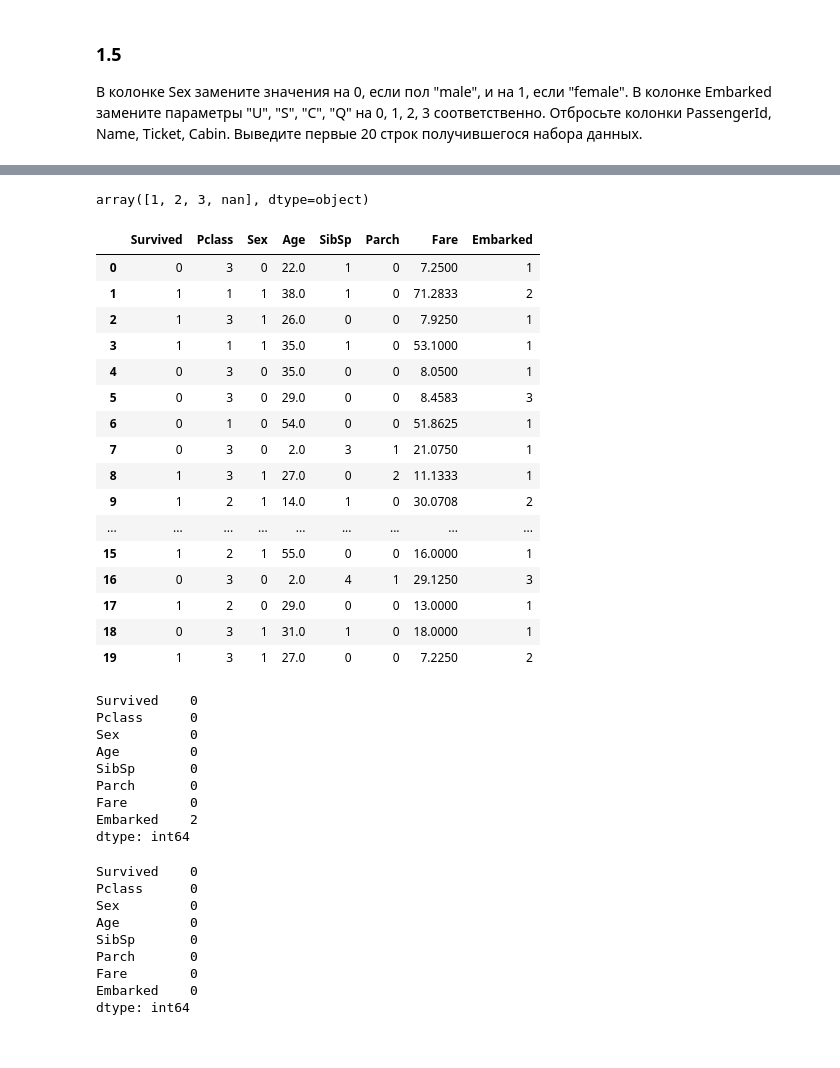
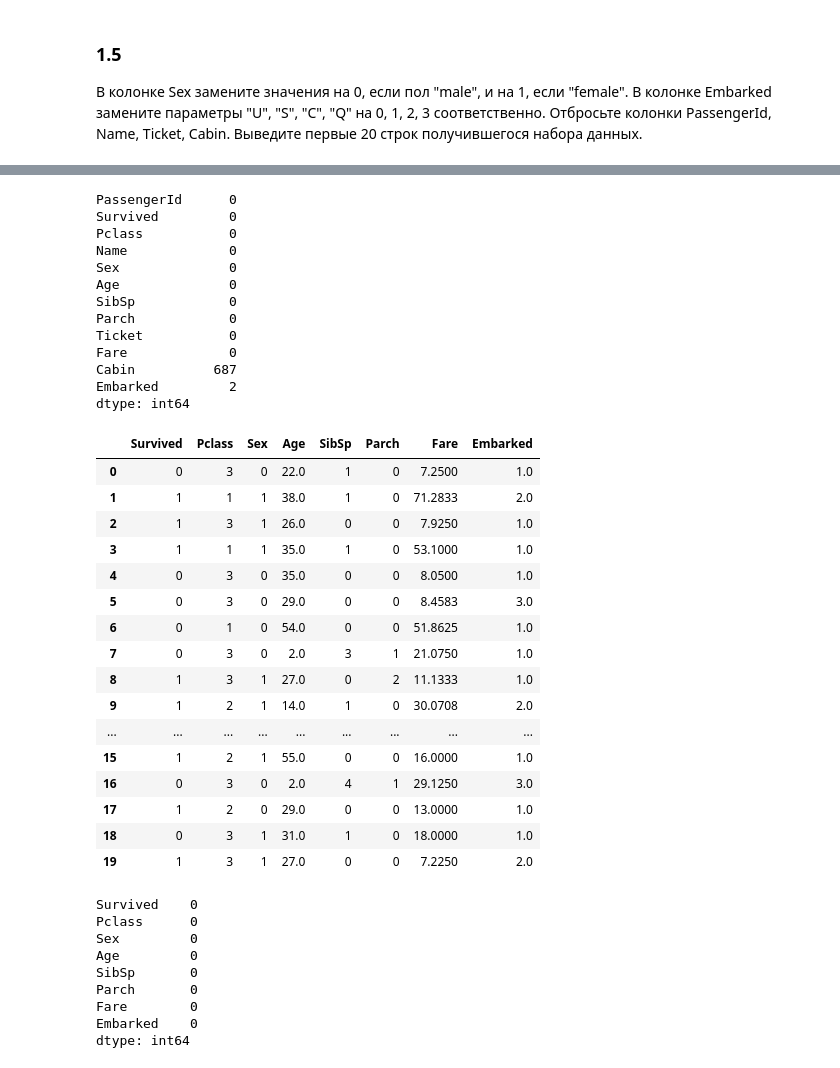
Before and after one commit to Andre-1970/Machine_learning_classical_algorithms_Sem4, a Jupyter notebook: 6_Homework_7_2.ipynb, the cells around one changed output, grey strips where cells are left out. Saved outputs shown, nothing was run; the diff lists cells and outputs as text; code cells hidden in the pictures.

```diff
--- a/6_Homework_7_2.ipynb
+++ b/6_Homework_7_2.ipynb
@@ -135,7 +134,3 @@ dtype: int64
 # %% [markdown]
 ### 1.5
 В колонке Sex замените значения на 0, если пол "male", и на 1, если "female". В колонке Embarked замените параметры "U", "S", "C", "Q" на 0, 1, 2, 3 соответственно. Отбросьте колонки PassengerId, Name, Ticket, Cabin. Выведите первые 20 строк получившегося набора данных.
-# %%
-df.loc[(df['Sex'] == 'male'), 'Sex'] = 0
-df.loc[(df['Sex'] == 'female'), 'Sex'] = 1
-df['Sex'].unique()
@@ -144,42 +137,42 @@ array([0, 1], dtype=object)
-# %%
-df.loc[(df['Embarked'] == 'U'), 'Embarked'] = 0
-df.loc[(df['Embarked'] == 'S'), 'Embarked'] = 1
-df.loc[(df['Embarked'] == 'C'), 'Embarked'] = 2
-df.loc[(df['Embarked'] == 'Q'), 'Embarked'] = 3
-df['Embarked'].unique()
-# %% [output]
-array([1, 2, 3, nan], dtype=object)
-# %%
-df.drop(['PassengerId', 'Name', 'Ticket', 'Cabin'], axis=1, inplace=True)
-df.head(20)
-# %% [output]
-|  | Survived | Pclass | Sex | Age | SibSp | Parch | Fare | Embarked |
-| 0 | 0 | 3 | 0 | 22.0 | 1 | 0 | 7.2500 | 1 |
-| 1 | 1 | 1 | 1 | 38.0 | 1 | 0 | 71.2833 | 2 |
-| 2 | 1 | 3 | 1 | 26.0 | 0 | 0 | 7.9250 | 1 |
-| 3 | 1 | 1 | 1 | 35.0 | 1 | 0 | 53.1000 | 1 |
-| 4 | 0 | 3 | 0 | 35.0 | 0 | 0 | 8.0500 | 1 |
-| 5 | 0 | 3 | 0 | 29.0 | 0 | 0 | 8.4583 | 3 |
-| 6 | 0 | 1 | 0 | 54.0 | 0 | 0 | 51.8625 | 1 |
-| 7 | 0 | 3 | 0 | 2.0 | 3 | 1 | 21.0750 | 1 |
-| 8 | 1 | 3 | 1 | 27.0 | 0 | 2 | 11.1333 | 1 |
-| 9 | 1 | 2 | 1 | 14.0 | 1 | 0 | 30.0708 | 2 |
-| ... | ... | ... | ... | ... | ... | ... | ... | ... |
-| 15 | 1 | 2 | 1 | 55.0 | 0 | 0 | 16.0000 | 1 |
-| 16 | 0 | 3 | 0 | 2.0 | 4 | 1 | 29.1250 | 3 |
-| 17 | 1 | 2 | 0 | 29.0 | 0 | 0 | 13.0000 | 1 |
-| 18 | 0 | 3 | 1 | 31.0 | 1 | 0 | 18.0000 | 1 |
-| 19 | 1 | 3 | 1 | 27.0 | 0 | 0 | 7.2250 | 2 |
 # %%
-df.isna().sum()
+df.isnull().sum()
 # %% [output]
-Survived    0
-Pclass      0
-Sex         0
-Age         0
-SibSp       0
-Parch       0
-Fare        0
-Embarked    2
+PassengerId      0
+Survived         0
+Pclass           0
+Name             0
+Sex              0
+Age              0
+SibSp            0
+Parch            0
+Ticket           0
+Fare             0
+Cabin          687
+Embarked         2
 dtype: int64
+# %%
+df['Sex'] = df['Sex'].map({'male': 0, 'female': 1})
+df['Embarked'] = df['Embarked'].map({'U': 0, 'S': 1, 'C': 2, 'Q': 3})
+
+df = df.drop(columns=['PassengerId', 'Name', 'Ticket', 'Cabin'])
+
+df.head(20)
+# %% [output]
+|  | Survived | Pclass | Sex | Age | SibSp | Parch | Fare | Embarked |
+| 0 | 0 | 3 | 0 | 22.0 | 1 | 0 | 7.2500 | 1.0 |
+| 1 | 1 | 1 | 1 | 38.0 | 1 | 0 | 71.2833 | 2.0 |
+| 2 | 1 | 3 | 1 | 26.0 | 0 | 0 | 7.9250 | 1.0 |
+| 3 | 1 | 1 | 1 | 35.0 | 1 | 0 | 53.1000 | 1.0 |
+| 4 | 0 | 3 | 0 | 35.0 | 0 | 0 | 8.0500 | 1.0 |
+| 5 | 0 | 3 | 0 | 29.0 | 0 | 0 | 8.4583 | 3.0 |
+| 6 | 0 | 1 | 0 | 54.0 | 0 | 0 | 51.8625 | 1.0 |
+| 7 | 0 | 3 | 0 | 2.0 | 3 | 1 | 21.0750 | 1.0 |
+| 8 | 1 | 3 | 1 | 27.0 | 0 | 2 | 11.1333 | 1.0 |
+| 9 | 1 | 2 | 1 | 14.0 | 1 | 0 | 30.0708 | 2.0 |
+| ... | ... | ... | ... | ... | ... | ... | ... | ... |
+| 15 | 1 | 2 | 1 | 55.0 | 0 | 0 | 16.0000 | 1.0 |
+| 16 | 0 | 3 | 0 | 2.0 | 4 | 1 | 29.1250 | 3.0 |
+| 17 | 1 | 2 | 0 | 29.0 | 0 | 0 | 13.0000 | 1.0 |
+| 18 | 0 | 3 | 1 | 31.0 | 1 | 0 | 18.0000 | 1.0 |
+| 19 | 1 | 3 | 1 | 27.0 | 0 | 0 | 7.2250 | 2.0 |
 # %%
```
Also changed, not shown: parts of 23 cells of this notebook, 1 other file.
